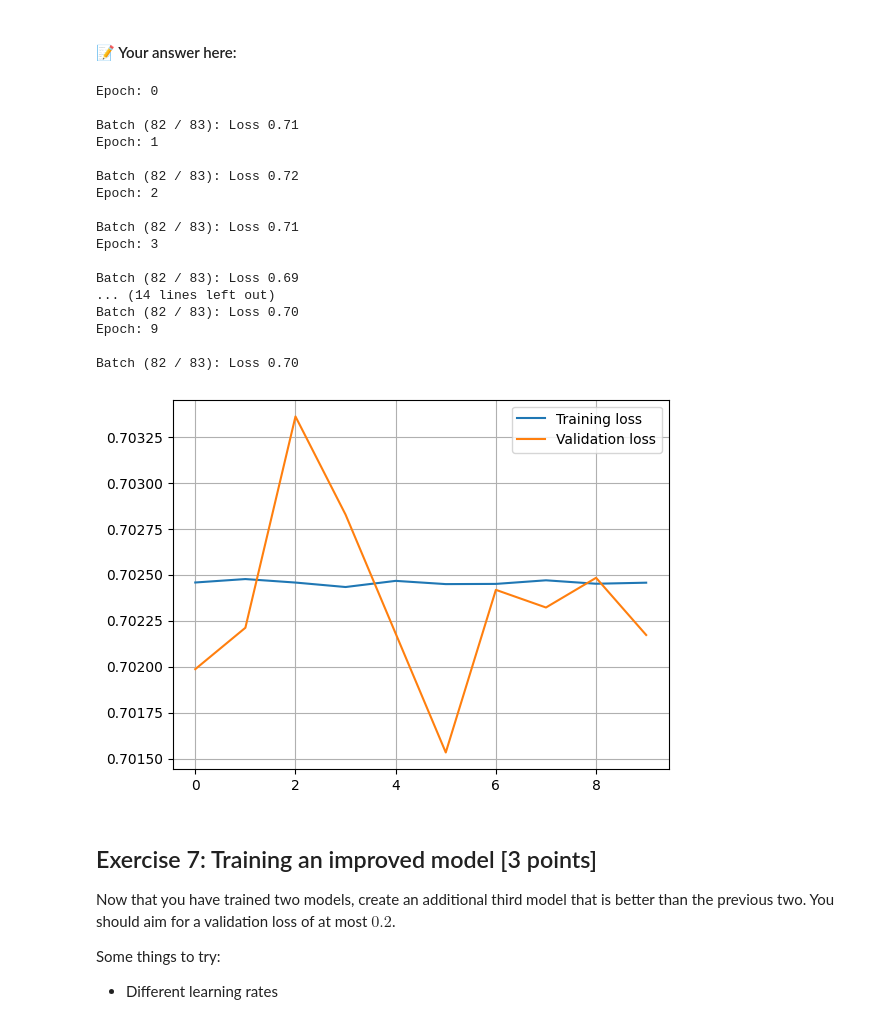
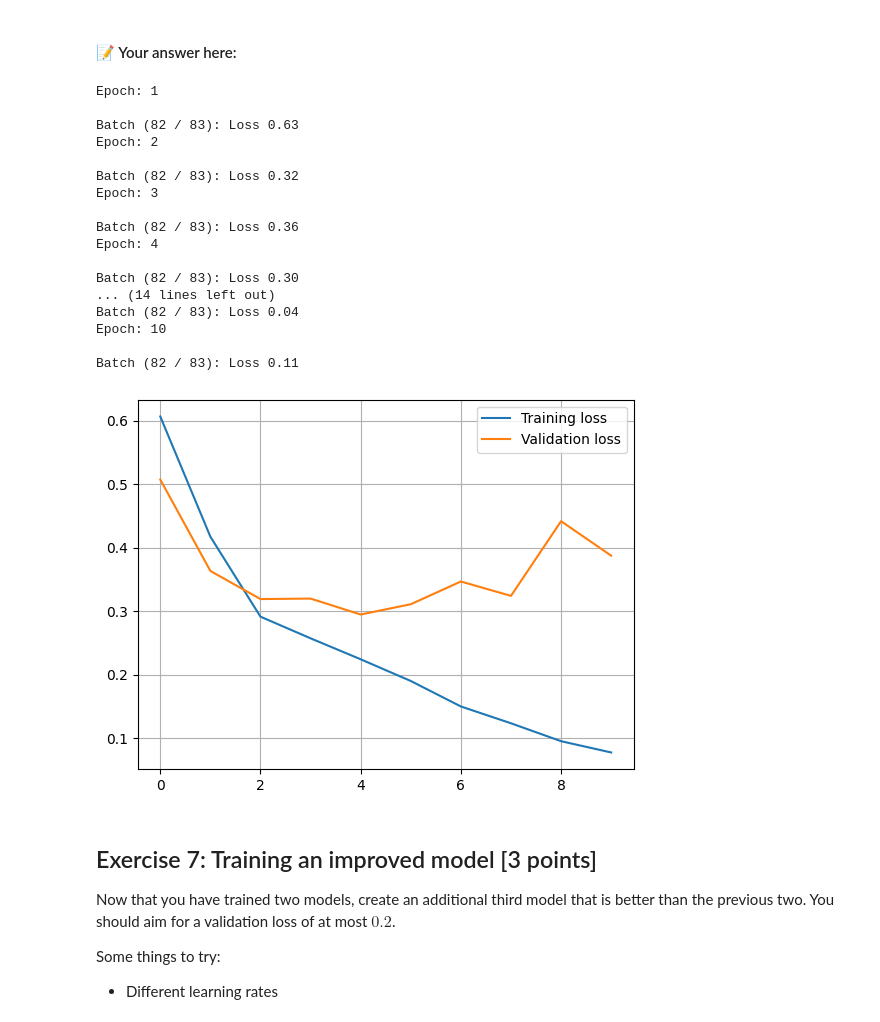
Before and after one commit to nils-led/TDA233, a Jupyter notebook: HW3_2025.ipynb, the cells around one changed output. Saved outputs shown, nothing was run; the diff lists cells and outputs as text; code cells hidden in the pictures.

```diff
--- a/HW3_2025.ipynb
+++ b/HW3_2025.ipynb
@@ -745,10 +747,11 @@ fc_model = FCModel().to(device)
 training_loss = torch.zeros(10)
 validation_loss = torch.zeros(10)
 times = range(10)
-optimizer = torch.optim.Adam(fc_model.parameters(),lr = 1e-3)
+fc_optimizer = torch.optim.Adam(fc_model.parameters(),lr = 1e-3)
+
 for epoch in times:
     print(f"\nEpoch: {epoch+1}\n")
-    training_loss[epoch], validation_loss[epoch] = train_epoch(training_loader_catsndogs, validation_loader_catsndogs, fc_model, loss, optimizer, device)
+    training_loss[epoch], validation_loss[epoch] = train_epoch(training_loader_catsndogs, validation_loader_catsndogs, fc_model, loss, fc_optimizer, device)
 plt.plot(times,training_loss, label = "Training loss")
 plt.plot(times,validation_loss, label = "Validation loss")
 
@@ -823,38 +826,38 @@ Simply copy the code you wrote in the previous exercise, that is why you don't g
 # %%
 conv_model = ConvModel().to(device)
 training_loss = torch.zeros(10)
 validation_loss = torch.zeros(10)
 times = range(10)
-optimizer = torch.optim.Adam(fc_model.parameters(),lr = 1e-3)
+conv_optimizer = torch.optim.Adam(conv_model.parameters(),lr = 1e-3)
 
 for epoch in times:
-    print(f"\nEpoch: {epoch+1}\n")
-    training_loss[epoch], validation_loss[epoch] = train_epoch(training_loader_catsndogs, validation_loader_catsndogs, conv_model, loss, optimizer, device)
+    print(f"\nEpoch {epoch+1}:")
+    training_loss[epoch], validation_loss[epoch] = train_epoch(training_loader_catsndogs, validation_loader_catsndogs, conv_model, loss, conv_optimizer, device)
 plt.plot(times,training_loss, label = "Training loss")
 plt.plot(times,validation_loss, label = "Validation loss")
 
 plt.grid()
 plt.legend()
 plt.show()
 # %% [output]
-Epoch: 0
-
-Batch (82 / 83): Loss 0.71
 Epoch: 1
 
-Batch (82 / 83): Loss 0.72
+Batch (82 / 83): Loss 0.63
 Epoch: 2
 
-Batch (82 / 83): Loss 0.71
+Batch (82 / 83): Loss 0.32
 Epoch: 3
 
-Batch (82 / 83): Loss 0.69
+Batch (82 / 83): Loss 0.36
+Epoch: 4
+
+Batch (82 / 83): Loss 0.30
 ... (14 lines left out)
-Batch (82 / 83): Loss 0.70
-Epoch: 9
+Batch (82 / 83): Loss 0.04
+Epoch: 10
 
-Batch (82 / 83): Loss 0.70
+Batch (82 / 83): Loss 0.11
-[figure, old version]
+[figure, new version]
 # %% [markdown]
 ## Exercise 7: Training an improved model [3 points]
 
```
Also changed, not shown: parts of 12 cells of this notebook.
